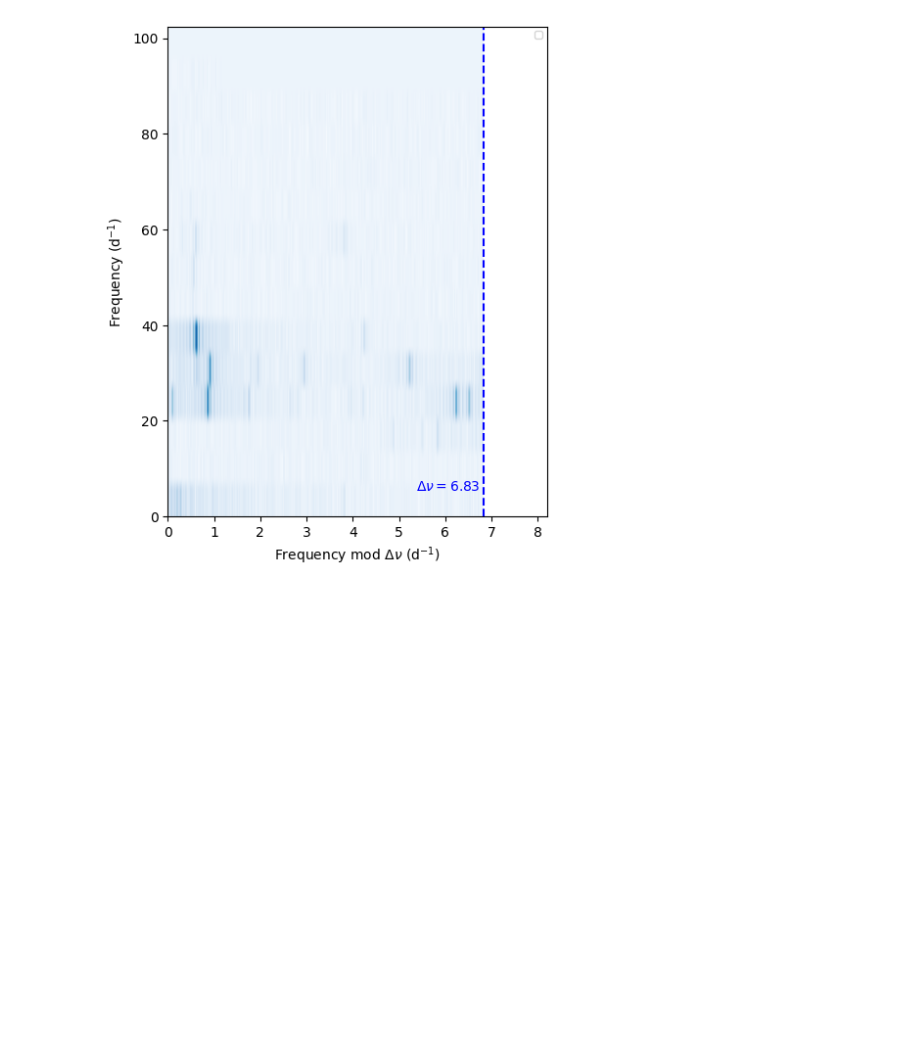
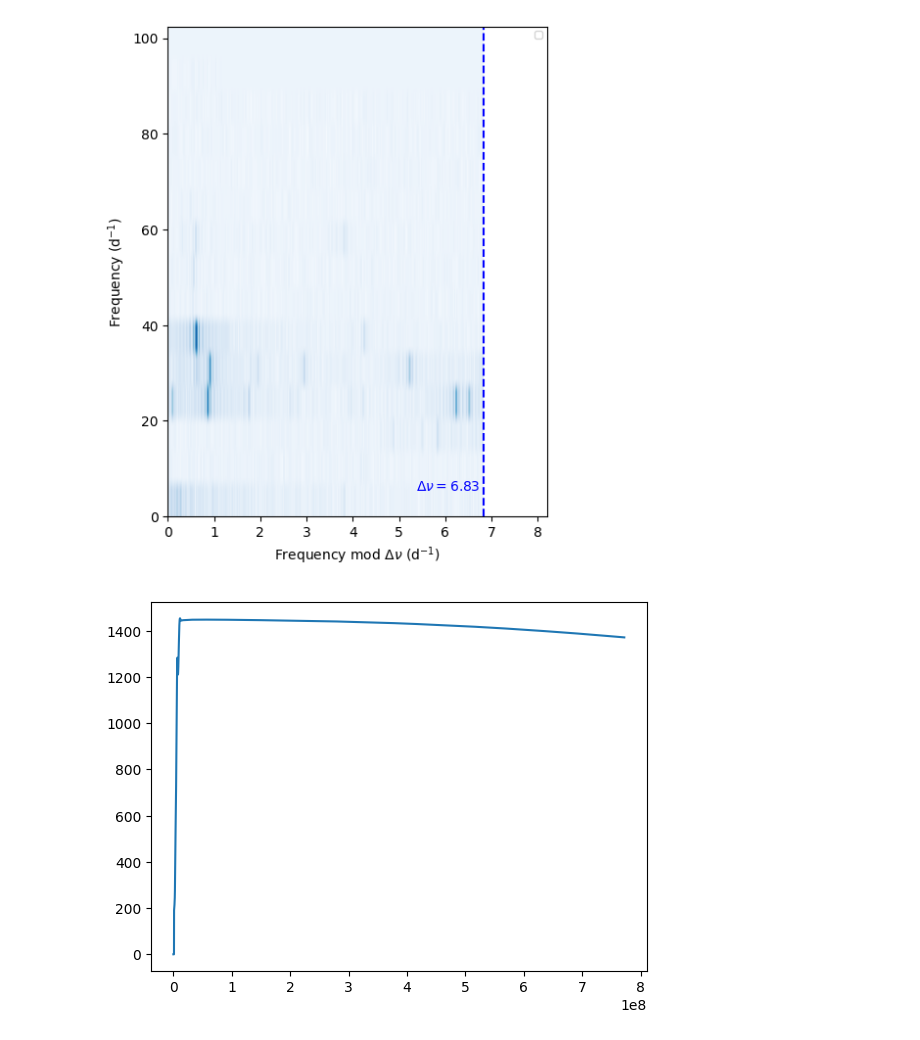
Before and after one commit to gautam-404/MESA-local, a Jupyter notebook: notebook.ipynb, the cells around one changed output. Saved outputs shown, nothing was run; the diff lists cells and outputs as text; code cells hidden in the pictures; blank space fills up the shorter version.

```diff
--- a/notebook.ipynb
+++ b/notebook.ipynb
@@ -132,0 +136,8 @@ No artists with labels found to put in legend.  Note that artists whose label st
+# %%
+history = pd.read_table("test/LOGS/history_.data", skiprows=5, sep='\s+')
+t = history['star_age']
+v_surf = history['surf_avg_v_rot']
+
+plt.plot(t, v_surf);
+# %% [output]
+[figure, added]
```
Also changed, not shown: parts of 1 cell of this notebook, 1 other file.
